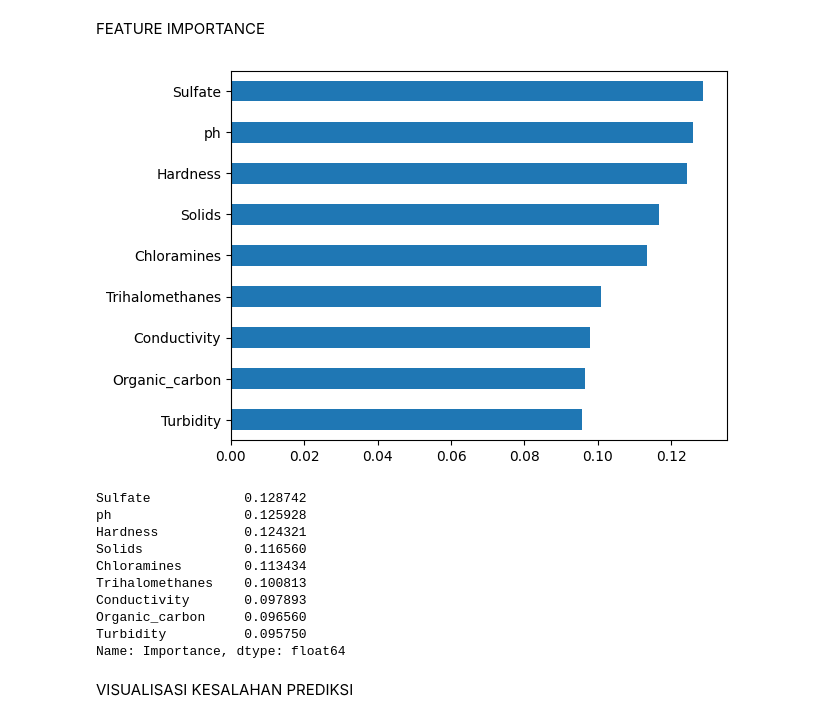
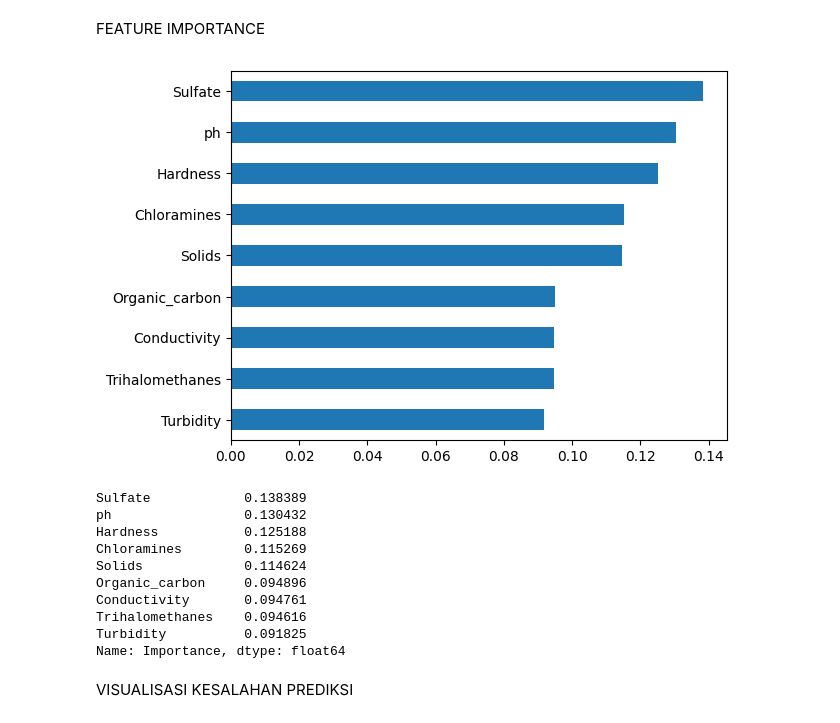
Before and after one commit to AirlanggaDS/ProjectUAS_AVD, a Jupyter notebook: tes.ipynb, the cells around one changed output. Cells and saved outputs as stored; diff of their text form; code cells hidden in the pictures.

```diff
--- a/tes.ipynb
+++ b/tes.ipynb
@@ -411,27 +411,27 @@ Passing `palette` without assigning `hue` is deprecated and will be removed in v
 FEATURE IMPORTANCE
 # %%
 # Create and train the RandomForestClassifier
-h = RandomForestClassifier(n_estimators=100, random_state=1)
-h.fit(X_train, y_train)
+# h = RandomForestClassifier(n_estimators=100, random_state=1)
+# h.fit(X_train, y_train)
 
 # Get feature importances and create a horizontal bar plot
-model_ranks = pd.Series(h.feature_importances_, index=X_train.columns, name="Importance").sort_values()
+model_ranks = pd.Series(rf_clas.feature_importances_, index=X_train.columns, name="Importance").sort_values()
 ax = model_ranks.plot(kind='barh')
 # %% [output]
-[figure, old version]
+[figure, new version]
 # %%
 mr=(model_ranks).sort_values(ascending= False)
 print(mr)
 # %% [output]
-Sulfate            0.128742
-ph                 0.125928
-Hardness           0.124321
-Solids             0.116560
-Chloramines        0.113434
-Trihalomethanes    0.100813
-Conductivity       0.097893
-Organic_carbon     0.096560
-Turbidity          0.095750
+Sulfate            0.138389
+ph                 0.130432
+Hardness           0.125188
+Chloramines        0.115269
+Solids             0.114624
+Organic_carbon     0.094896
+Conductivity       0.094761
+Trihalomethanes    0.094616
+Turbidity          0.091825
 Name: Importance, dtype: float64
 # %% [markdown]
 VISUALISASI KESALAHAN PREDIKSI
```
Also changed, not shown: parts of 1 cell of this notebook.
